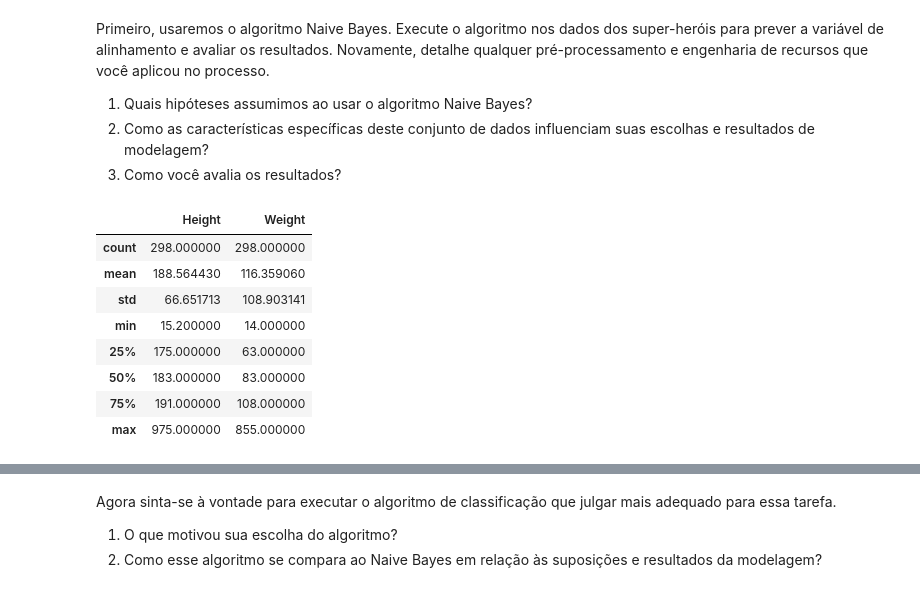
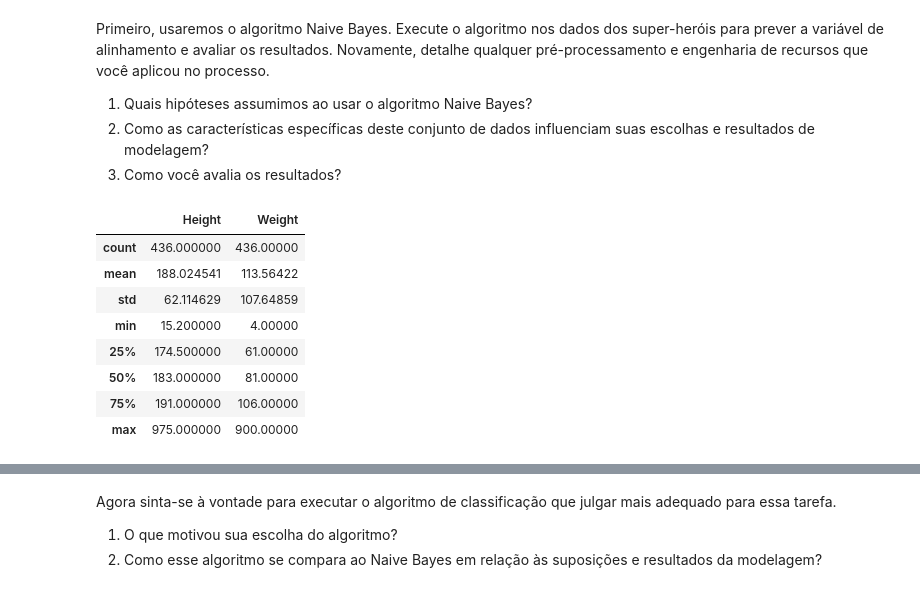
Before and after one commit to SarahSouzaPontes/-superheropowers, a Jupyter notebook: desafioAlelo.ipynb, the cells around one changed output, grey strips where cells are left out. Saved outputs shown, nothing was run; the diff lists cells and outputs as text; code cells hidden in the pictures.

```diff
--- a/desafioAlelo.ipynb
+++ b/desafioAlelo.ipynb
@@ -76,2 +184,3 @@ list(df_heros_all.columns)
 # %%
-df_heros_all.drop(labels='Skin color', axis=1, inplace=True)
+''' Removendo as colunas que mais possuem valores NaN '''
+df_heros_all.drop(labels=['Skin color', 'Race', 'Hair color', 'Eye color'], axis=1, inplace=True)
@@ -79,0 +187,6 @@ df_heros_all.dropna(inplace=True)
+# %%
+'''Limpando os dados removendo as linhas que possuem valores NaN e resetando o index'''
+df_heros_all.dropna(inplace=True)
+df_heros_all.reset_index(inplace=True)
+df_heros_all.drop(labels=['index'], axis=1, inplace=True)
+df_heros_all
@@ -99,0 +209,9 @@ clusters = model.fit_predict(pd.get_dummies(df_heros_all.drop('name', axis=1)))
+# %%
+
+'''Escolhendo o k mais apropriado pela técnica de Elbow'''
+X = pd.get_dummies(df_heros_all.drop('name', axis=1))
+model = KMeans()
+visualizer = KElbowVisualizer(model, k=(1,20),timings=True)
+
+visualizer.fit(X)        # Fit the data to the visualizer
+visualizer.show()        # Finalize and render the figure
@@ -100 +221,6 @@ clusters = model.fit_predict(pd.get_dummies(df_heros_all.drop('name', axis=1)))
+# %%
+'''Gerando o modelo com o k definido anteriormente e agrupando-os'''
+model = KMeans(n_clusters=5).fit(X)
+pred = model.labels_
+clusters = model.fit_predict(X)
 # %%
@@ -178,15 +323,16 @@ pré-processamento e engenharia de recursos que você aplicou no processo.
 resultados de modelagem?
 3. Como você avalia os resultados?
 # %%
+'''Reduzindo a tabela '''
 df_heros_compact_NB = df_heros_all.loc[:, df_heros_all.columns.isin(['name','Gender','Height','Weight','Alignment'])]
 df_heros_compact_NB.describe()
 # %% [output]
 |  | Height | Weight |
-| count | 298.000000 | 298.000000 |
-| mean | 188.564430 | 116.359060 |
-| std | 66.651713 | 108.903141 |
-| min | 15.200000 | 14.000000 |
-| 25% | 175.000000 | 63.000000 |
-| 50% | 183.000000 | 83.000000 |
-| 75% | 191.000000 | 108.000000 |
-| max | 975.000000 | 855.000000 |
+| count | 436.000000 | 436.00000 |
+| mean | 188.024541 | 113.56422 |
+| std | 62.114629 | 107.64859 |
+| min | 15.200000 | 4.00000 |
+| 25% | 174.500000 | 61.00000 |
+| 50% | 183.000000 | 81.00000 |
+| 75% | 191.000000 | 106.00000 |
+| max | 975.000000 | 900.00000 |
```
Also changed, not shown: parts of 38 cells of this notebook.
